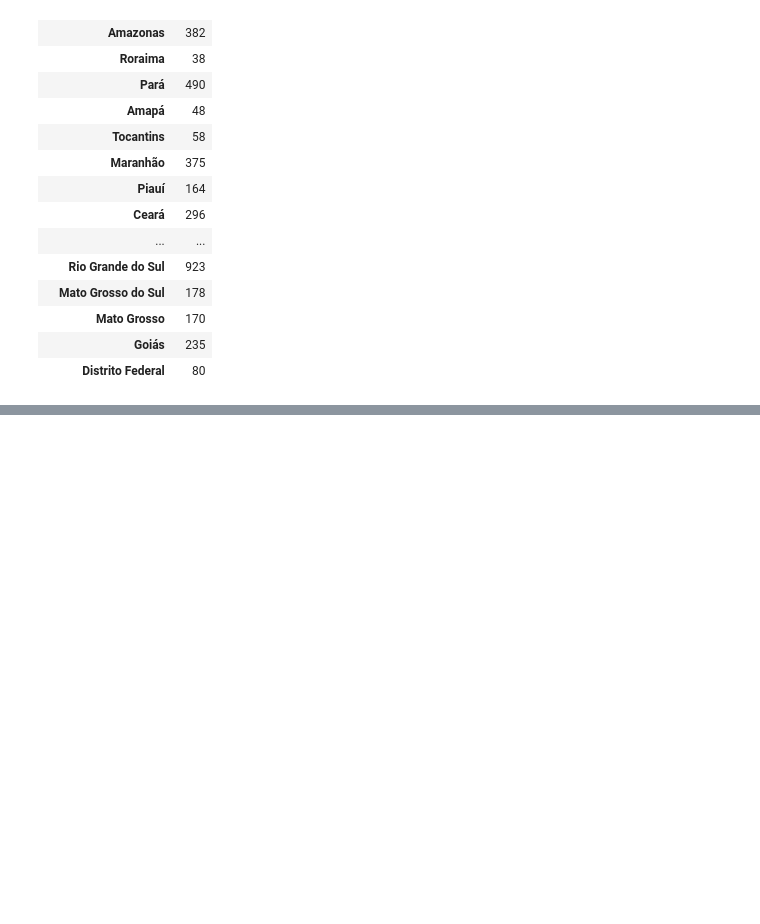
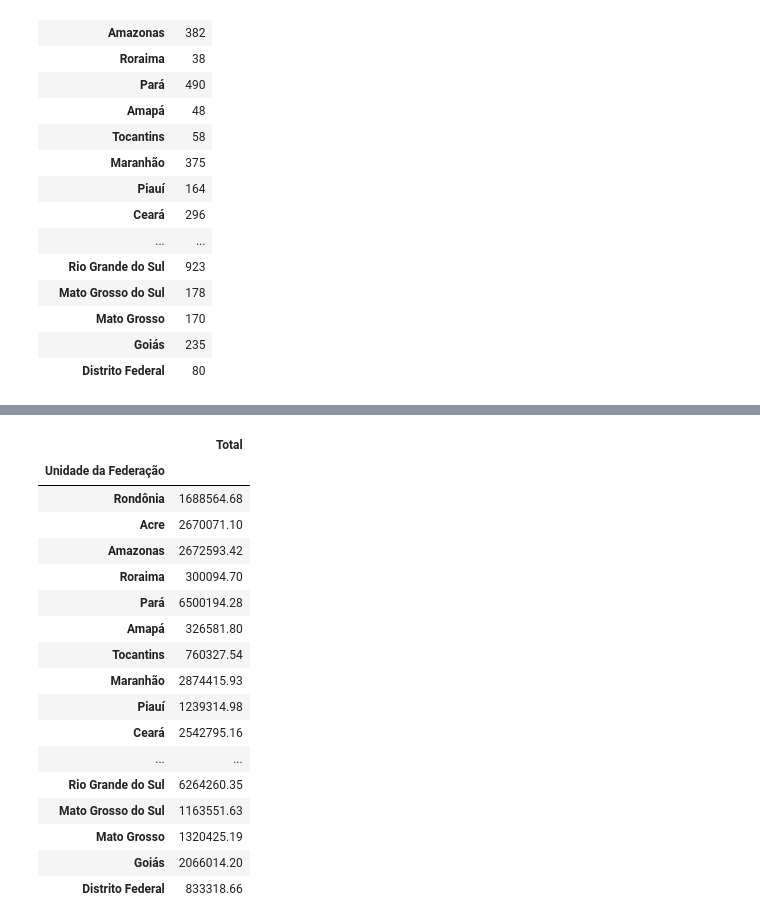
Before and after one commit to LucasAlbFar/analise_dados_hepatite_brasil, a Jupyter notebook: notebooks/main.ipynb, the cells around one changed output, grey strips where cells are left out. Cells and saved outputs as stored; diff of their text form; code cells hidden in the pictures; blank space fills up the shorter version.

```diff
--- a/notebooks/main.ipynb
+++ b/notebooks/main.ipynb
@@ -250,0 +334,22 @@ total_por_uf
+# %%
+total_valor_obitos_por_uf = total_valor_obitos_por_uf_1998_2007 + total_valor_obitos_por_uf_2008_2020
+total_valor_obitos_por_uf
+# %% [output]
+|  | Total |
+| Unidade da Federação |  |
+| Rondônia | 1688564.68 |
+| Acre | 2670071.10 |
+| Amazonas | 2672593.42 |
+| Roraima | 300094.70 |
+| Pará | 6500194.28 |
+| Amapá | 326581.80 |
+| Tocantins | 760327.54 |
+| Maranhão | 2874415.93 |
+| Piauí | 1239314.98 |
+| Ceará | 2542795.16 |
+| ... | ... |
+| Rio Grande do Sul | 6264260.35 |
+| Mato Grosso do Sul | 1163551.63 |
+| Mato Grosso | 1320425.19 |
+| Goiás | 2066014.20 |
+| Distrito Federal | 833318.66 |
```
Also changed, not shown: parts of 11 cells of this notebook.
